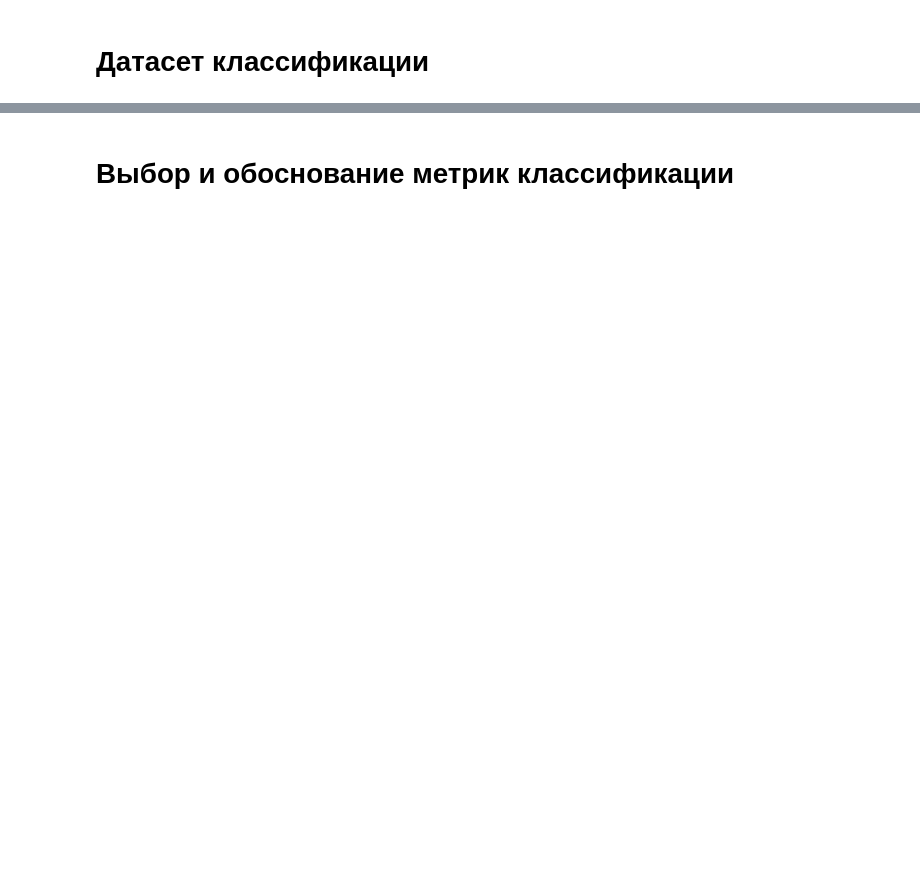
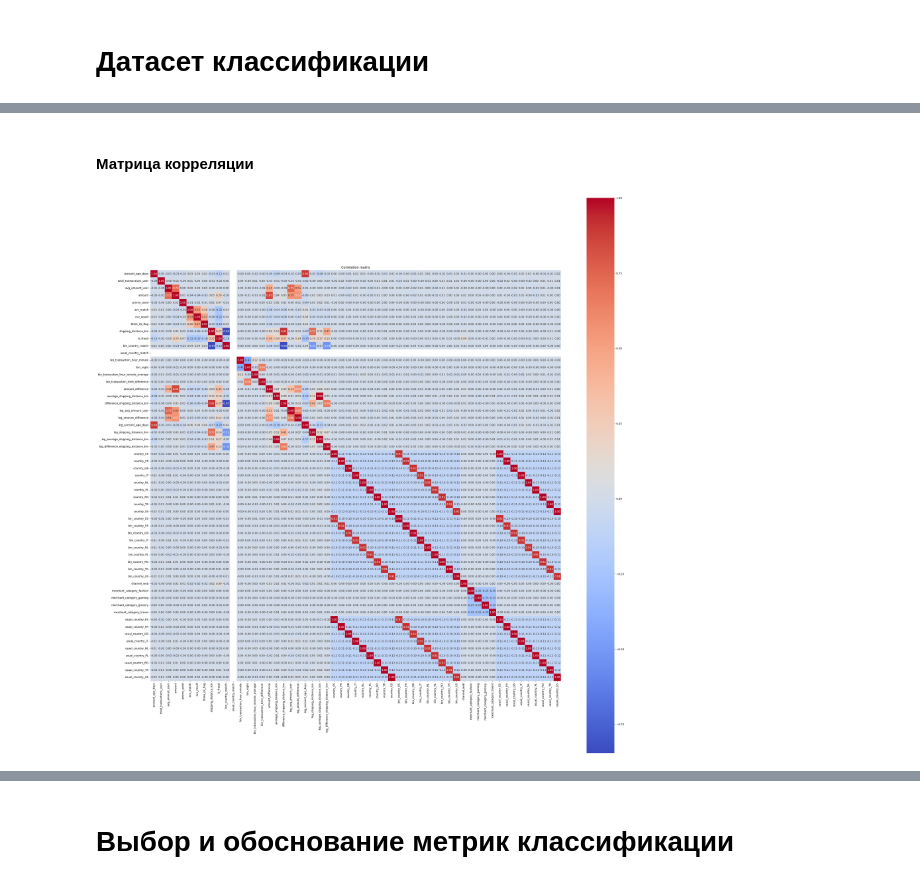
Before and after one commit to Crazy5202/AI_frameworks, a Jupyter notebook: 0_datasets-metrics.ipynb, the cells around one changed output, grey strips where cells are left out. Cells and saved outputs as stored; diff of their text form; code cells hidden in the pictures; blank space fills up the shorter version.

```diff
--- a/0_datasets-metrics.ipynb
+++ b/0_datasets-metrics.ipynb
@@ -384,0 +613,4 @@ df_onehot[TARGET_NAME].to_csv('regression_processed_target.csv')
+# %%
+for col in log_column_names:
+    new_col_name = f'log_{col}'
+    df[new_col_name] = np.log1p(df[col])
@@ -384,0 +619,2 @@ df_onehot[TARGET_NAME].to_csv('regression_processed_target.csv')
+# %%
+df.drop(columns=['bin_transaction_time', 'transaction_id', 'user_id'], inplace=True)
@@ -384,0 +623,4 @@ df_onehot[TARGET_NAME].to_csv('regression_processed_target.csv')
+# %%
+df.drop(columns=['transaction_time'], inplace=True)
+# %%
+df_onehot = pd.get_dummies(df, drop_first=True, dtype=int)
@@ -384,0 +678,11 @@ df_onehot[TARGET_NAME].to_csv('regression_processed_target.csv')
+# %% [markdown]
+#### Матрица корреляции
+# %%
+plt.figure(figsize=(30, 30))
+corr_matrix = df_onehot.corr()
+sns.heatmap(corr_matrix, annot=True, fmt=".2f", cmap='coolwarm', square=True)
+plt.title("Correlation matrix")
+plt.tight_layout()
+plt.show()
+# %% [output]
+[figure, added]
```
Also changed, not shown: parts of 110 cells of this notebook, 1 other file.
